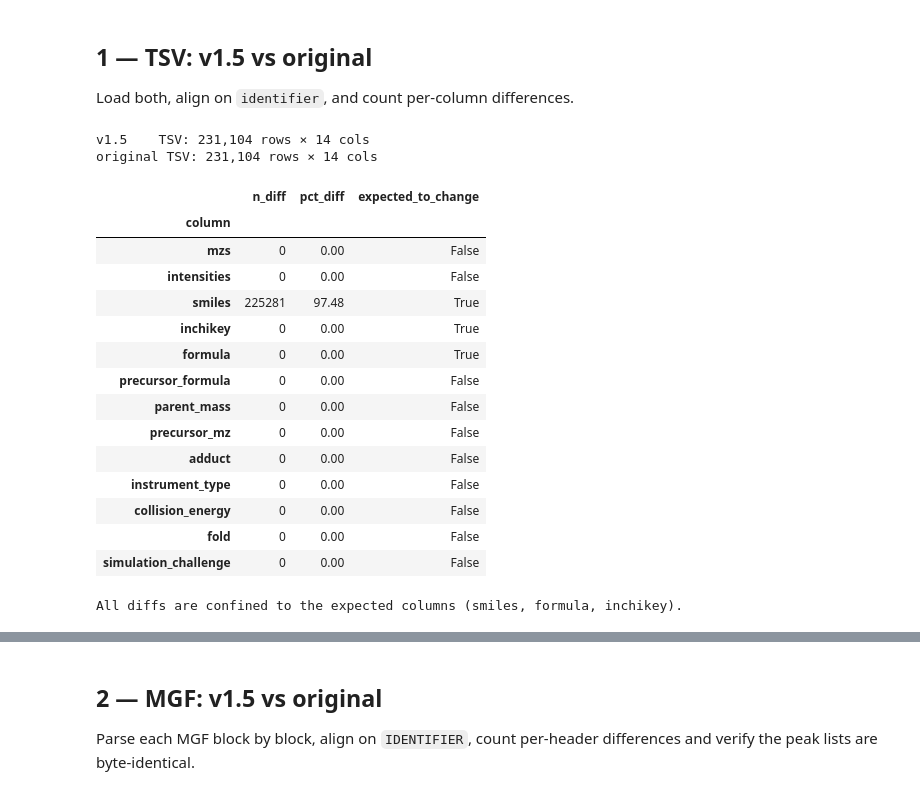
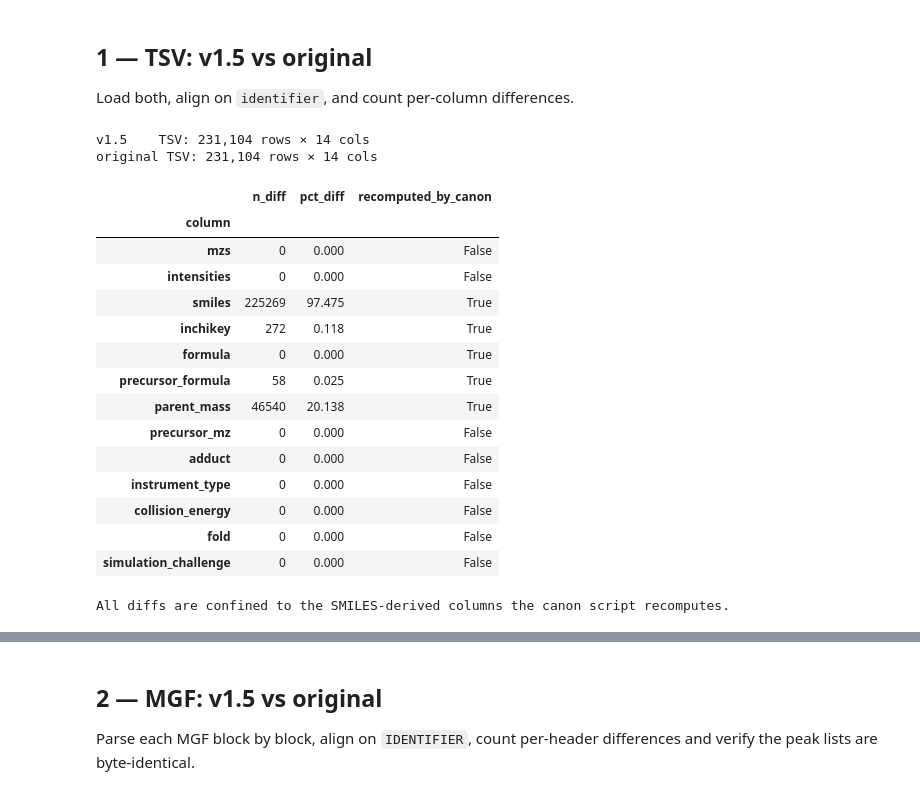
Before and after one commit to roman-bushuiev/MassSpecGym, a Jupyter notebook: notebooks/massspecgym_in_the_wild/v1.5_consistency_check.ipynb, the cells around one changed output, grey strips where cells are left out. Drawn from its saved outputs; the diff is of its cells as text; code cells hidden in the pictures.

```diff
--- a/notebooks/massspecgym_in_the_wild/v1.5_consistency_check.ipynb
+++ b/notebooks/massspecgym_in_the_wild/v1.5_consistency_check.ipynb
@@ -32,8 +42,9 @@ V15_MGF = DATA / 'v1.5/MassSpecGym1.5.mgf'
 ORIG_TSV = DATA / 'MassSpecGym.tsv'
 ORIG_MGF = DATA / 'MassSpecGym.mgf'
 
-EXPECTED_CHANGED_COLS = {'smiles', 'formula', 'inchikey'}  # all driven by canonicalisation/stripping
-EXPECTED_CHANGED_MGF = {'SMILES', 'FORMULA', 'INCHIKEY'}
+# All columns the canon script touches (smiles + every SMILES-derived col).
+RECOMPUTED_COLS    = {'smiles', 'formula', 'inchikey', 'parent_mass', 'precursor_formula'}
+RECOMPUTED_HEADERS = {'SMILES', 'FORMULA', 'INCHIKEY', 'PARENT_MASS', 'PRECURSOR_FORMULA'}
 # %% [markdown]
 ## 1 — TSV: v1.5 vs original
 
@@ -42,51 +53,51 @@ Load both, align on `identifier`, and count per-column differences.
 v15 = pd.read_csv(V15_TSV, sep='\t')
 orig = pd.read_csv(ORIG_TSV, sep='\t')
 print(f'v1.5    TSV: {len(v15):,} rows × {v15.shape[1]} cols')
 print(f'original TSV: {len(orig):,} rows × {orig.shape[1]} cols')
 assert set(v15.columns) == set(orig.columns), 'column sets differ'
 assert set(v15['identifier']) == set(orig['identifier']), 'identifier sets differ'
 
 merged = orig.merge(v15, on='identifier', suffixes=('_orig', '_v15'))
 merged = merged.reindex(sorted(merged.columns), axis=1)
 
 n = len(merged)
 rows = []
 for col in [c for c in orig.columns if c != 'identifier']:
     a = merged[f'{col}_orig']
     b = merged[f'{col}_v15']
     if a.dtype.kind in 'fc':  # float / complex
         diff = ~np.isclose(a.fillna(-1e30), b.fillna(-1e30), atol=1e-3, rtol=0)
     else:
         diff = (a.astype(object).where(a.notna(), '<NA>') != b.astype(object).where(b.notna(), '<NA>'))
     n_diff = int(diff.sum())
     rows.append({'column': col, 'n_diff': n_diff, 'pct_diff': round(n_diff / n * 100, 3),
-                 'expected_to_change': col in EXPECTED_CHANGED_COLS})
+                 'recomputed_by_canon': col in RECOMPUTED_COLS})
 tsv_diff_df = pd.DataFrame(rows).set_index('column')
 display(tsv_diff_df)
 
-unexpected = tsv_diff_df[(tsv_diff_df['n_diff'] > 0) & ~tsv_diff_df['expected_to_change']]
+unexpected = tsv_diff_df[(tsv_diff_df['n_diff'] > 0) & ~tsv_diff_df['recomputed_by_canon']]
 if not unexpected.empty:
-    print('\nUNEXPECTED diffs (columns we did NOT plan to touch):')
+    print('\nUNEXPECTED diffs (columns the canon script does NOT touch):')
     display(unexpected)
 else:
-    print('\nAll diffs are confined to the expected columns (smiles, formula, inchikey).')
+    print('\nAll diffs are confined to the SMILES-derived columns the canon script recomputes.')
 # %% [output]
 v1.5    TSV: 231,104 rows × 14 cols
 original TSV: 231,104 rows × 14 cols
-|  | n_diff | pct_diff | expected_to_change |
+|  | n_diff | pct_diff | recomputed_by_canon |
 | column |  |  |  |
-| mzs | 0 | 0.00 | False |
-| intensities | 0 | 0.00 | False |
-| smiles | 225281 | 97.48 | True |
-| inchikey | 0 | 0.00 | True |
-| formula | 0 | 0.00 | True |
-| precursor_formula | 0 | 0.00 | False |
-| parent_mass | 0 | 0.00 | False |
-| precursor_mz | 0 | 0.00 | False |
-| adduct | 0 | 0.00 | False |
-| instrument_type | 0 | 0.00 | False |
-| collision_energy | 0 | 0.00 | False |
-| fold | 0 | 0.00 | False |
-| simulation_challenge | 0 | 0.00 | False |
+| mzs | 0 | 0.000 | False |
+| intensities | 0 | 0.000 | False |
+| smiles | 225269 | 97.475 | True |
+| inchikey | 272 | 0.118 | True |
+| formula | 0 | 0.000 | True |
+| precursor_formula | 58 | 0.025 | True |
+| parent_mass | 46540 | 20.138 | True |
+| precursor_mz | 0 | 0.000 | False |
+| adduct | 0 | 0.000 | False |
+| instrument_type | 0 | 0.000 | False |
+| collision_energy | 0 | 0.000 | False |
+| fold | 0 | 0.000 | False |
+| simulation_challenge | 0 | 0.000 | False |
-All diffs are confined to the expected columns (smiles, formula, inchikey).
+All diffs are confined to the SMILES-derived columns the canon script recomputes.
 # %% [markdown]
```
Also changed, not shown: parts of 9 cells of this notebook, 2 other files.
